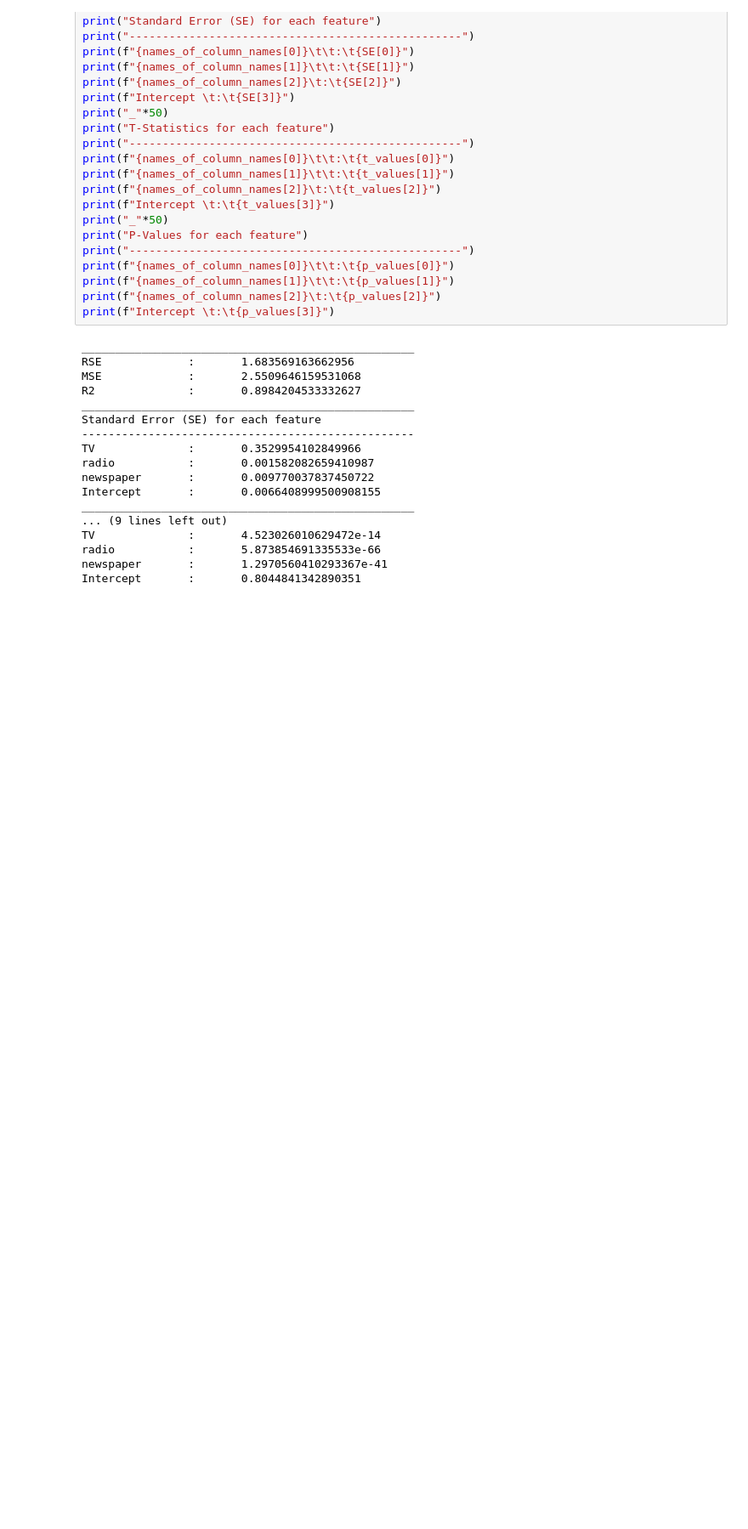
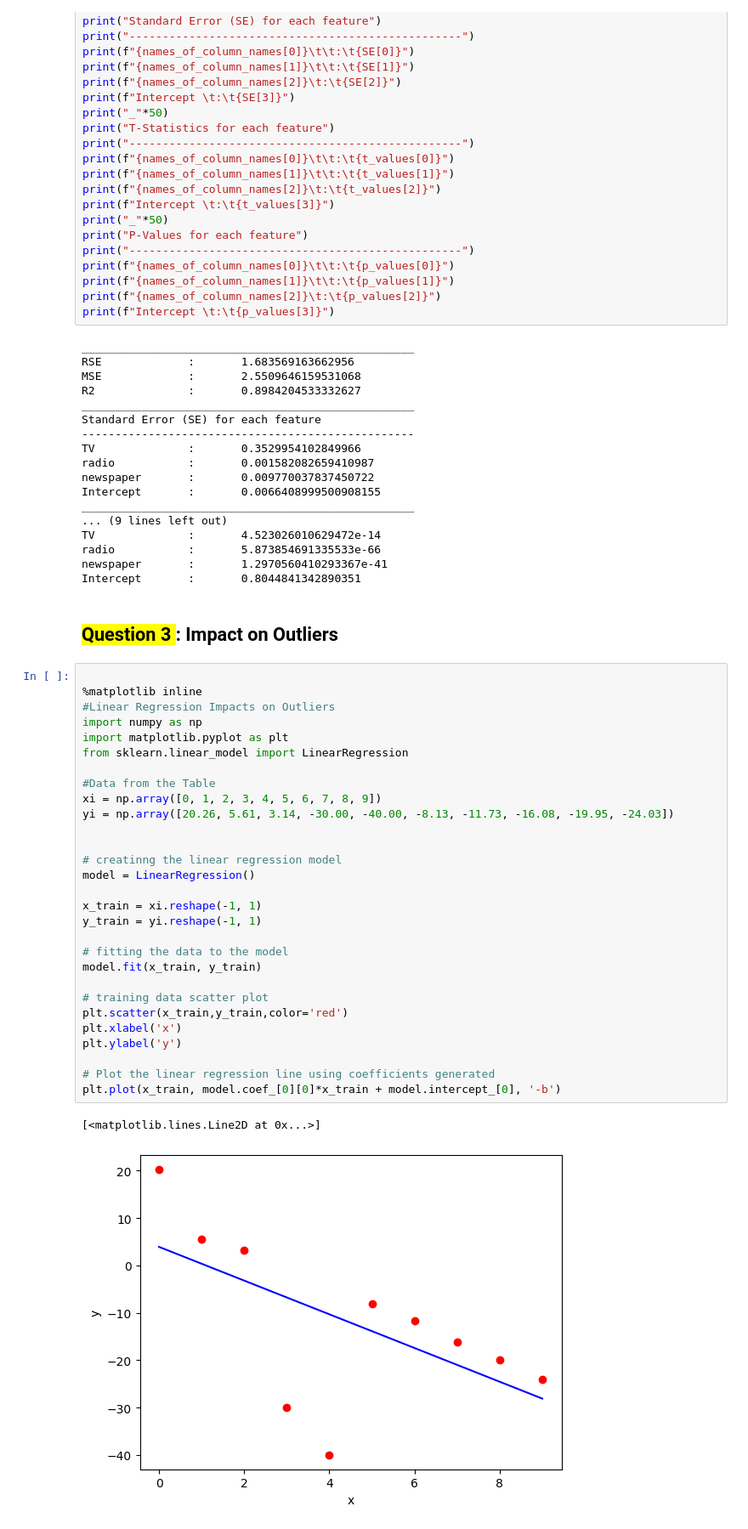
Before and after one commit to dojitha-mirihagalla/EN3150-Pattern-Recognition, a Jupyter notebook: Assignments/Assignment 1/Assignment_01_.ipynb, the cells around one changed output. Shown at 85% size. Cells and saved outputs as stored; diff of their text form; blank space fills up the shorter version.

```diff
--- a/Assignments/Assignment 1/Assignment_01_.ipynb
+++ b/Assignments/Assignment 1/Assignment_01_.ipynb
@@ -244,3 +248,37 @@ TV              :       4.523026010629472e-14
 radio           :       5.873854691335533e-66
 newspaper       :       1.2970560410293367e-41
 Intercept       :       0.8044841342890351
+# %% [markdown]
+## <mark>Question 3 </mark>: Impact on Outliers
+# %%
+
+%matplotlib inline
+#Linear Regression Impacts on Outliers
+import numpy as np
+import matplotlib.pyplot as plt
+from sklearn.linear_model import LinearRegression
+
+#Data from the Table
+xi = np.array([0, 1, 2, 3, 4, 5, 6, 7, 8, 9])
+yi = np.array([20.26, 5.61, 3.14, -30.00, -40.00, -8.13, -11.73, -16.08, -19.95, -24.03])
+
+
+# creatinng the linear regression model
+model = LinearRegression()
+
+x_train = xi.reshape(-1, 1)
+y_train = yi.reshape(-1, 1)
+
+# fitting the data to the model
+model.fit(x_train, y_train)
+
+# training data scatter plot
+plt.scatter(x_train,y_train,color='red')
+plt.xlabel('x')
+plt.ylabel('y')
+
+# Plot the linear regression line using coefficients generated
+plt.plot(x_train, model.coef_[0][0]*x_train + model.intercept_[0], '-b')
+# %% [output]
+[<matplotlib.lines.Line2D at 0x...>]
+[figure, added]
```
Also changed, not shown: parts of 2 cells of this notebook, 1 other file.
